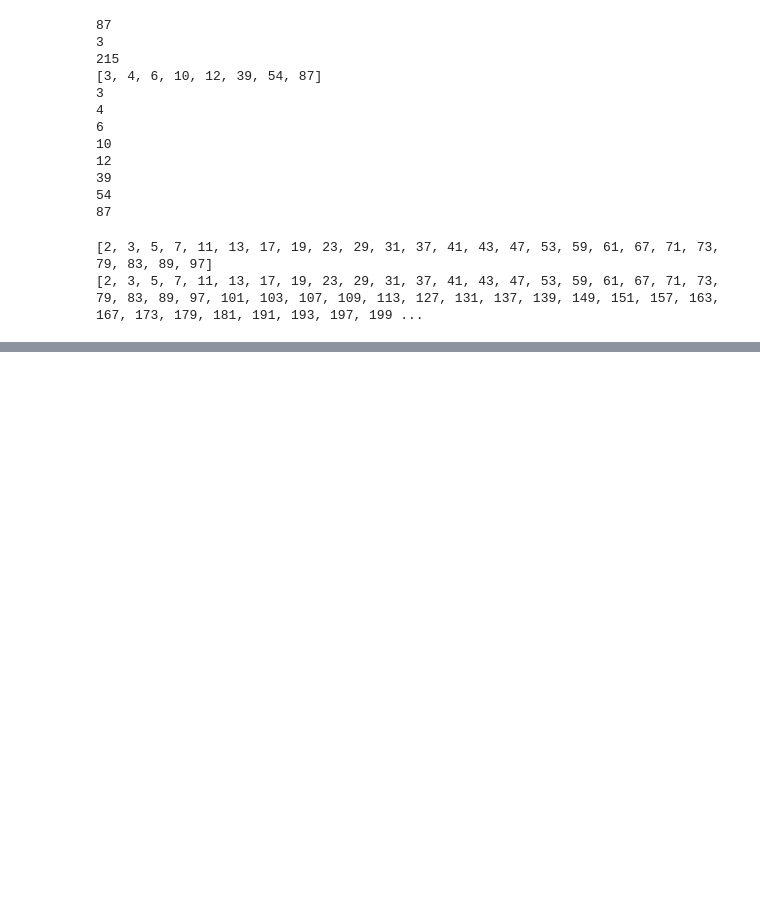
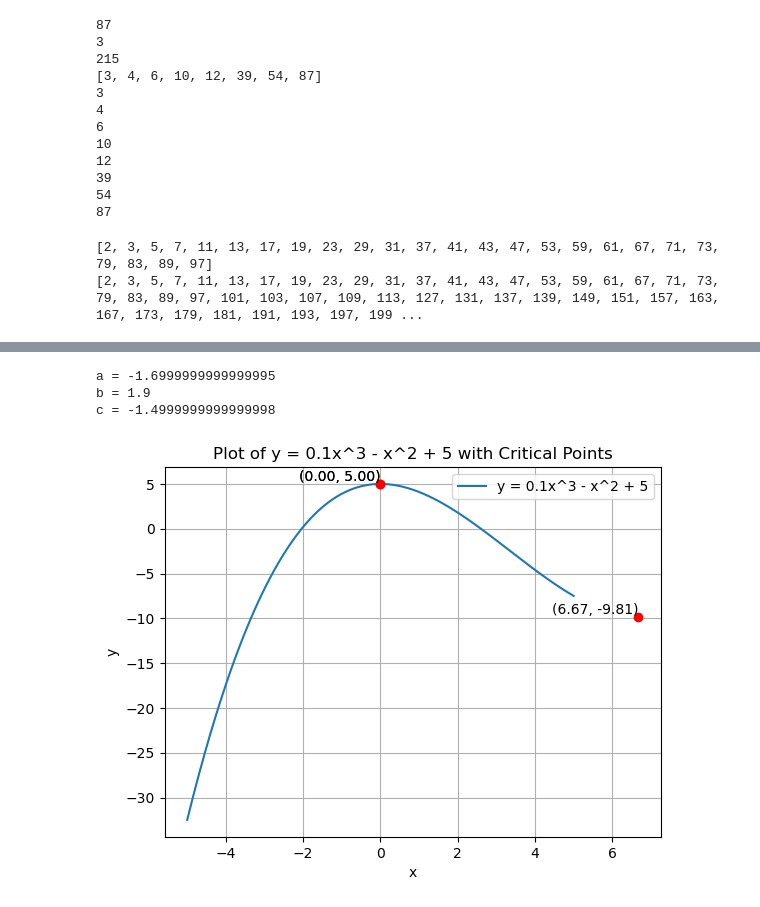
Before and after one commit to KKelleyII/Project-Folder, a Jupyter notebook: Homework1/homework1code.ipynb, the cells around one changed output, grey strips where cells are left out. Saved outputs shown, nothing was run; the diff lists cells and outputs as text; code cells hidden in the pictures; blank space fills up the shorter version.

```diff
--- a/Homework1/homework1code.ipynb
+++ b/Homework1/homework1code.ipynb
@@ -67,0 +104,61 @@ print(prime_find_1000)
+# %%
+#5.	Solve following set of equations using linear algebra and numpy.
+
+#3a + 4b -5c = 10
+#5b + c = 8
+#a + 3b + 6c = -5
+
+import numpy as np
+
+A = np.array([[3, 4, -5], [0, 5, 1],[1, 3, 6]])
+
+B = np.array([10, 8, -5])
+
+X = np.linalg.solve(A, B)
+
+print(f"a = {X[0]}")
+print(f"b = {X[1]}")
+print(f"c = {X[2]}")
+# %% [output]
+a = -1.6999999999999995
+b = 1.9
+c = -1.4999999999999998
+# %%
+#6.	Given an expression:
+
+#y = 0.1x^3-x^2+5
+
+#(a) Plot the function in the range of x from -5 to 5
+
+import numpy as np
+import matplotlib.pyplot as plt
+
+def func(x):
+    return 0.1 * x**3 - x**2 + 5
+
+x_vals = np.linspace(-5, 5, 400)
+y_vals = func(x_vals)
+plt.plot(x_vals, y_vals, label="y = 0.1x^3 - x^2 + 5")
+
+#(b) Find the maximum and minimum value of this function and add them with points and labels on the same figure
+
+def derivative(x):
+    return 0.3 * x**2 - 2 * x
+
+from scipy.optimize import fsolve
+
+critical_points = fsolve(derivative, [-5, 0, 5])
+
+for point in critical_points:
+    plt.plot(point, func(point), 'ro')  # Red dots at critical points
+    plt.text(point, func(point), f"({point:.2f}, {func(point):.2f})",
+             verticalalignment='bottom', horizontalalignment='right')
+
+plt.title("Plot of y = 0.1x^3 - x^2 + 5 with Critical Points")
+plt.xlabel("x")
+plt.ylabel("y")
+plt.grid(True)
+plt.legend()
+plt.show()
+# %% [output]
+[figure, added]
```
Also changed, not shown: parts of 2 cells of this notebook.
